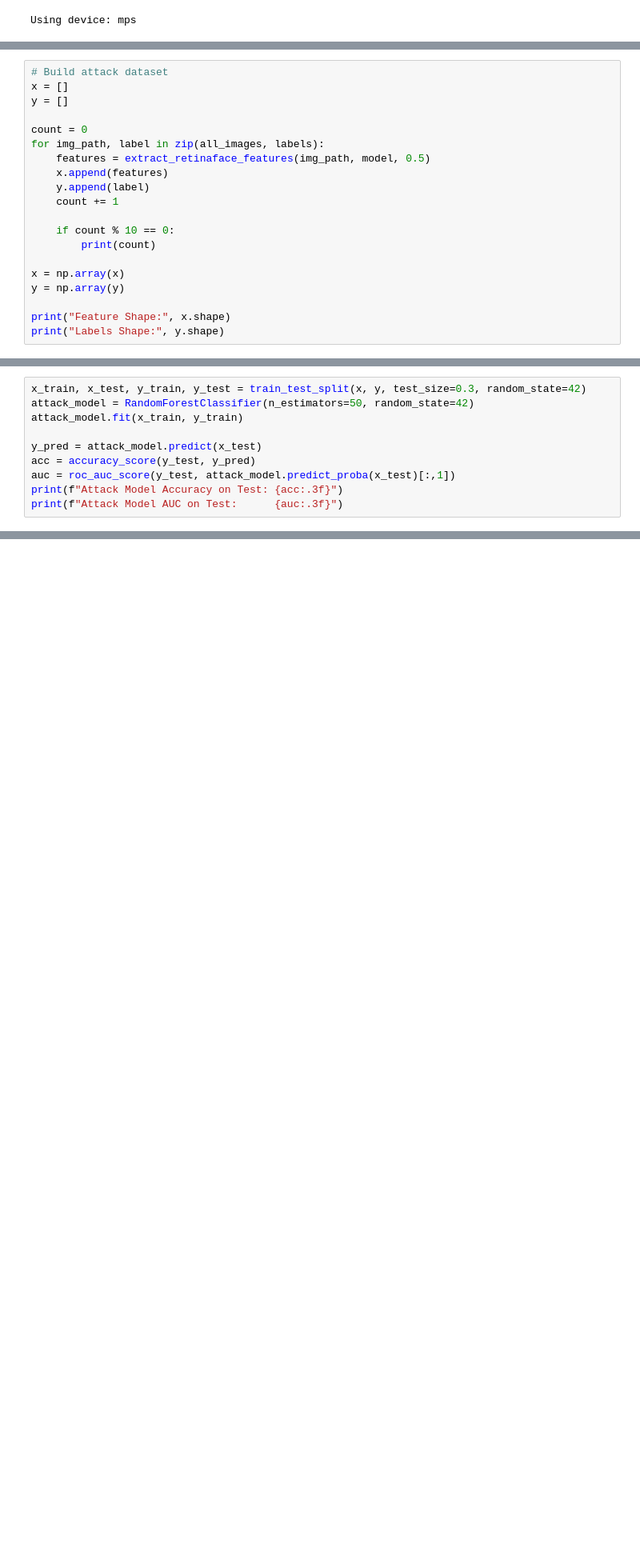
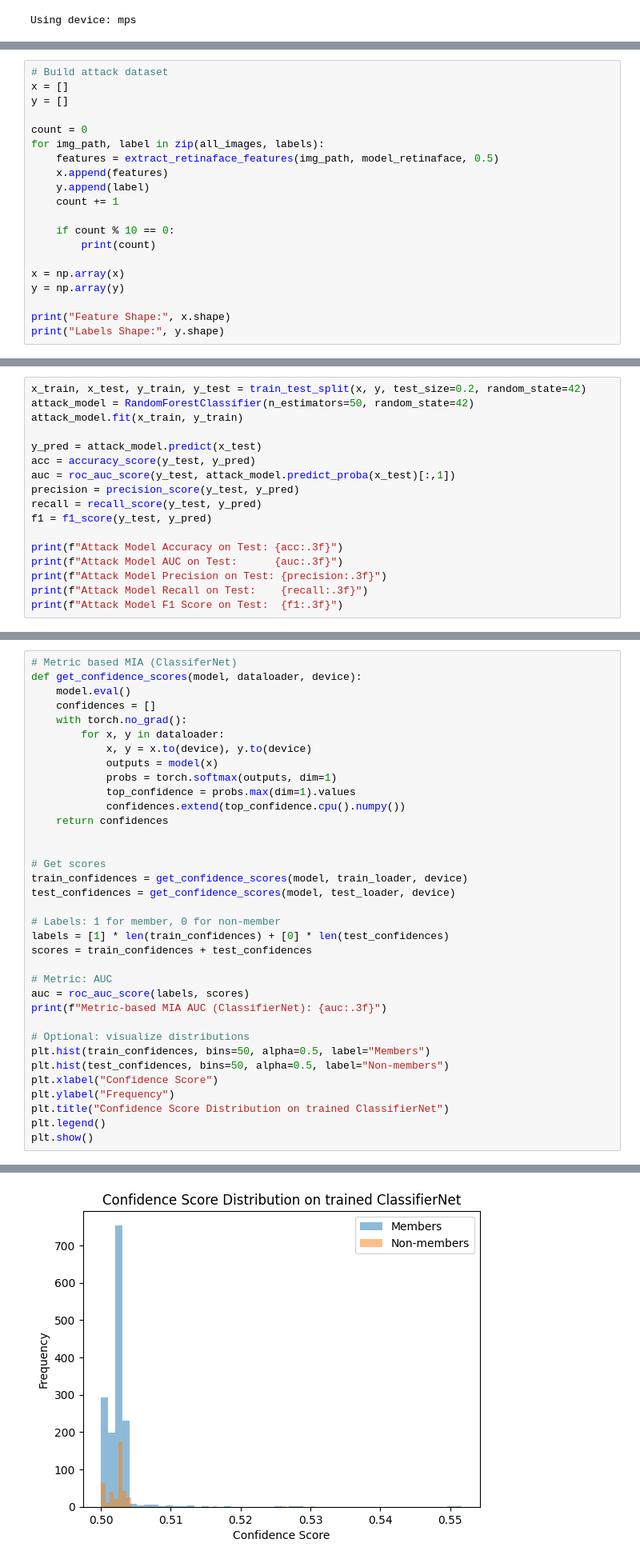
Before and after one commit to CS427-Project/CS427, a Jupyter notebook: privacy/privacy.ipynb, the cells around one changed output, grey strips where cells are left out. Shown: that part at 80% size. Cells and saved outputs as stored; diff of their text form; blank space fills up the shorter version.

```diff
--- a/privacy/privacy.ipynb
+++ b/privacy/privacy.ipynb
@@ -221,7 +221,7 @@ y = []
 
 count = 0
 for img_path, label in zip(all_images, labels):
-    features = extract_retinaface_features(img_path, model, 0.5)
+    features = extract_retinaface_features(img_path, model_retinaface, 0.5)
     x.append(features)
     y.append(label)
     count += 1
@@ -263,13 +263,20 @@ else:
     # your feature extraction loop
     np.savez("attack_dataset.npz", x=x, y=y)
 # %%
-x_train, x_test, y_train, y_test = train_test_split(x, y, test_size=0.3, random_state=42)
+x_train, x_test, y_train, y_test = train_test_split(x, y, test_size=0.2, random_state=42)
 attack_model = RandomForestClassifier(n_estimators=50, random_state=42)
 attack_model.fit(x_train, y_train)
 
 y_pred = attack_model.predict(x_test)
 acc = accuracy_score(y_test, y_pred)
 auc = roc_auc_score(y_test, attack_model.predict_proba(x_test)[:,1])
+precision = precision_score(y_test, y_pred)
+recall = recall_score(y_test, y_pred)
+f1 = f1_score(y_test, y_pred)
+
 print(f"Attack Model Accuracy on Test: {acc:.3f}")
 print(f"Attack Model AUC on Test:      {auc:.3f}")
+print(f"Attack Model Precision on Test: {precision:.3f}")
+print(f"Attack Model Recall on Test:    {recall:.3f}")
+print(f"Attack Model F1 Score on Test:  {f1:.3f}")
 # %% [output]
@@ -484,0 +529,36 @@ Recall: 99.50%
+# %%
+# Metric based MIA (ClassiferNet)
+def get_confidence_scores(model, dataloader, device):
+    model.eval()
+    confidences = []
+    with torch.no_grad():
+        for x, y in dataloader:
+            x, y = x.to(device), y.to(device)
+            outputs = model(x)
+            probs = torch.softmax(outputs, dim=1)
+            top_confidence = probs.max(dim=1).values
+            confidences.extend(top_confidence.cpu().numpy())
+    return confidences
+
+
+# Get scores
+train_confidences = get_confidence_scores(model, train_loader, device)
+test_confidences = get_confidence_scores(model, test_loader, device)
+
+# Labels: 1 for member, 0 for non-member
+labels = [1] * len(train_confidences) + [0] * len(test_confidences)
+scores = train_confidences + test_confidences
+
+# Metric: AUC
+auc = roc_auc_score(labels, scores)
+print(f"Metric-based MIA AUC (ClassifierNet): {auc:.3f}")
+
+# Optional: visualize distributions
+plt.hist(train_confidences, bins=50, alpha=0.5, label="Members")
+plt.hist(test_confidences, bins=50, alpha=0.5, label="Non-members")
+plt.xlabel("Confidence Score")
+plt.ylabel("Frequency")
+plt.title("Confidence Score Distribution on trained ClassifierNet")
+plt.legend()
+plt.show()
+# %% [output]
@@ -484,0 +566 @@ Recall: 99.50%
+[figure, added]
```
Also changed, not shown: parts of 10 cells of this notebook, 1 other file.
